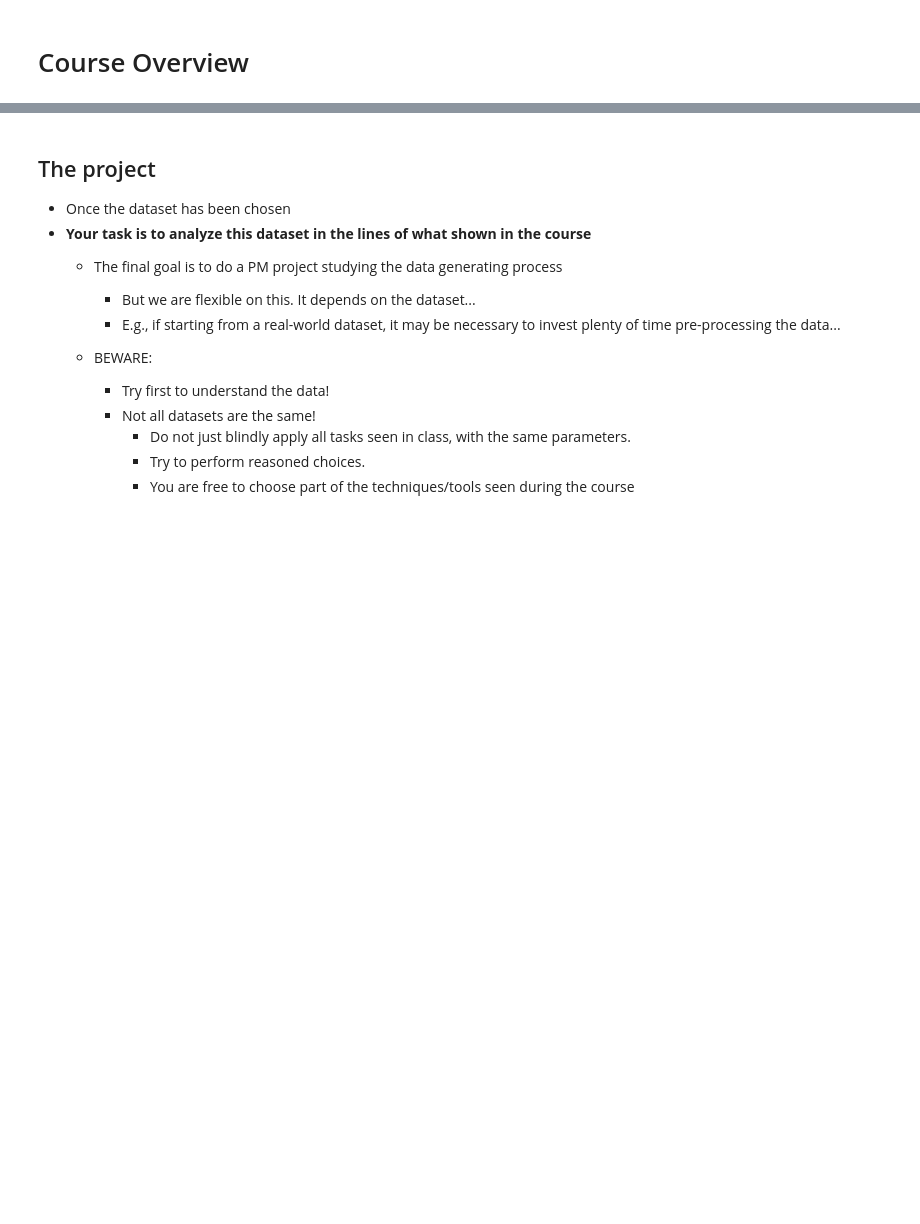
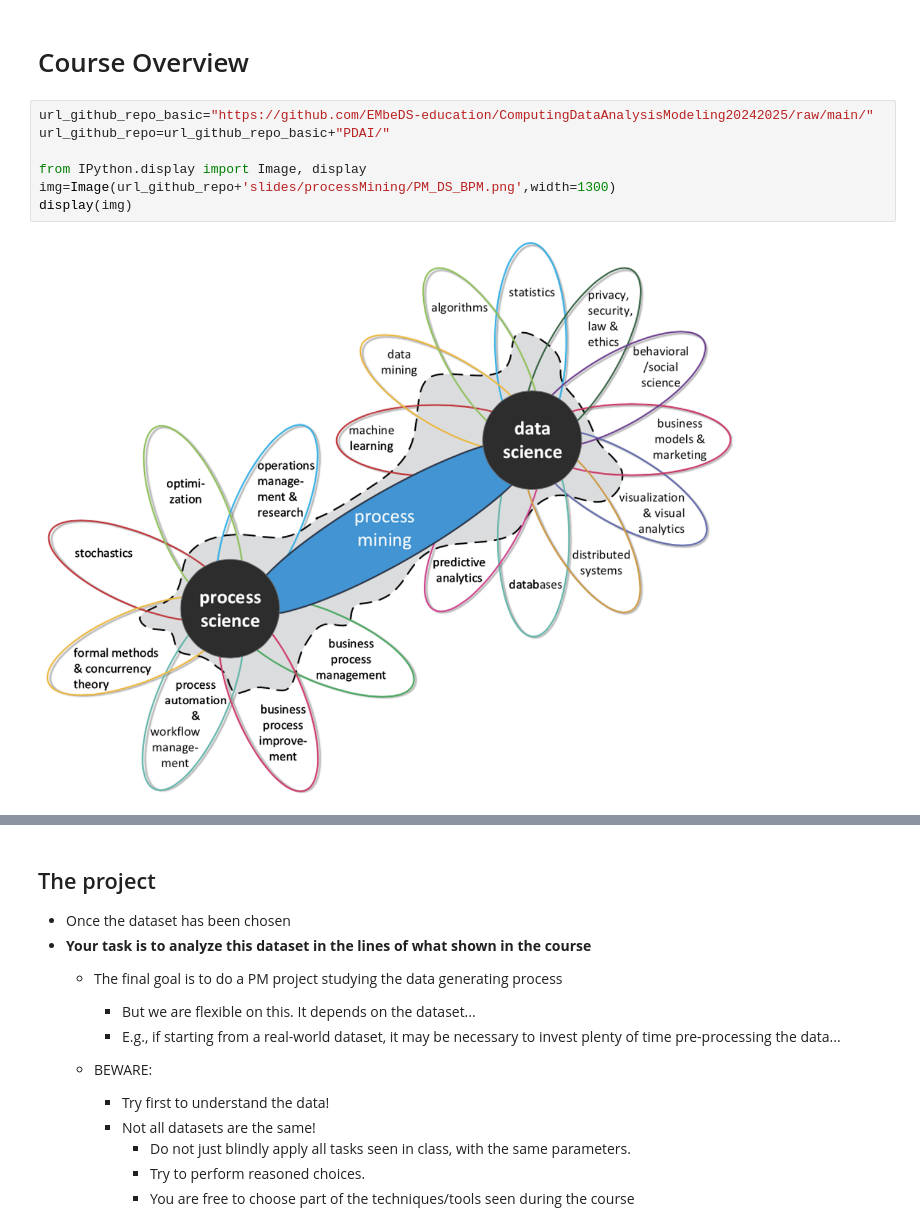
Before and after one commit to EMbeDS-education/ComputingDataAnalysisModeling20242025, a Jupyter notebook: PDAI/jupyter/jupyterNotebooks/M2PM_01IntroToProcessMining.ipynb, the cells around one changed output, grey strips where cells are left out. Drawn from its saved outputs; the diff is of its cells as text; blank space fills up the shorter version.

```diff
--- a/PDAI/jupyter/jupyterNotebooks/M2PM_01IntroToProcessMining.ipynb
+++ b/PDAI/jupyter/jupyterNotebooks/M2PM_01IntroToProcessMining.ipynb
@@ -15,5 +15,14 @@
 ---
 # %% [markdown]
 # Course Overview
+# %%
+url_github_repo_basic="https://github.com/EMbeDS-education/ComputingDataAnalysisModeling20242025/raw/main/"
+url_github_repo=url_github_repo_basic+"PDAI/"
+
+from IPython.display import Image, display
+img=Image(url_github_repo+'slides/processMining/PM_DS_BPM.png',width=1300)
+display(img)
+# %% [output]
+[figure, added]
 # %% [markdown]
 In this course we will __introduce you to__ the world of __Process Mining__
```
Also changed, not shown: parts of 16 cells of this notebook.
